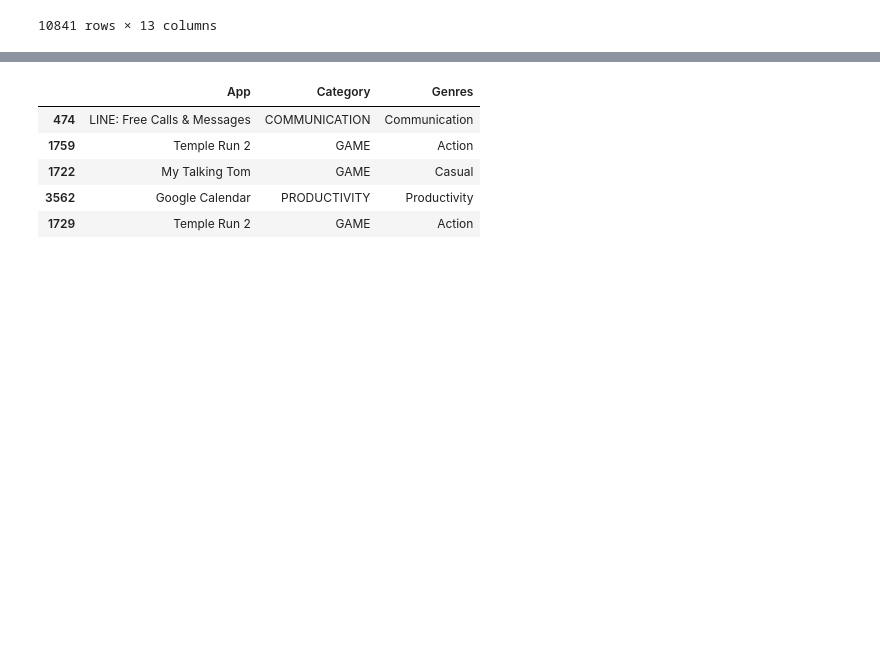
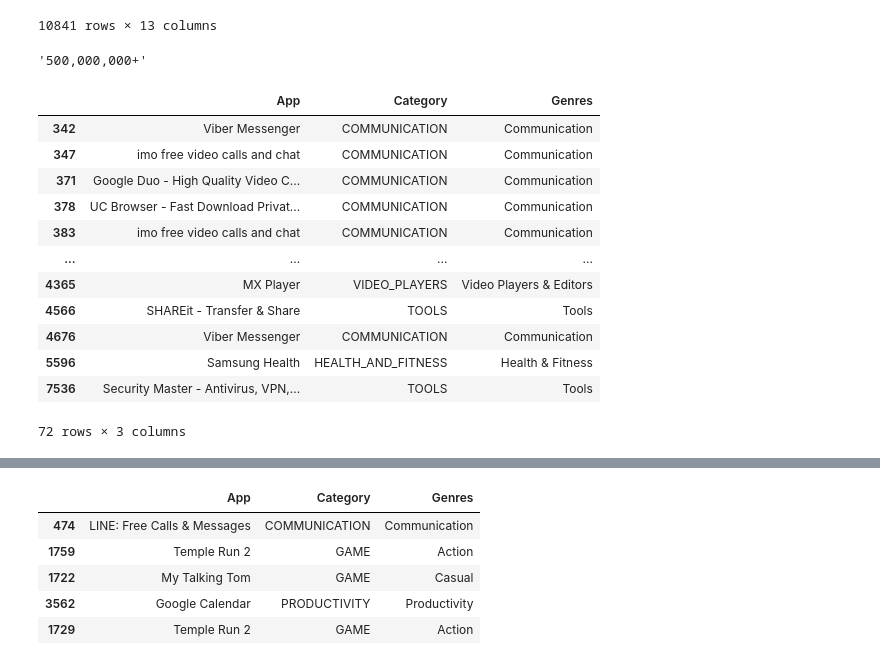
Before and after one commit to Cecile-29/Cours_Python_pour_la_data_science, a Jupyter notebook: Les_bases_de_Pyhton_les_dataframes_Exercices.ipynb, the cells around one changed output, grey strips where cells are left out. Saved outputs shown, nothing was run; the diff lists cells and outputs as text; code cells hidden in the pictures; blank space fills up the shorter version.

```diff
--- a/Les_bases_de_Pyhton_les_dataframes_Exercices.ipynb
+++ b/Les_bases_de_Pyhton_les_dataframes_Exercices.ipynb
@@ -23,6 +23,37 @@ google_app
 
 # contenir dans une nouvelle variable le sous-ensemble du taableau avec les NaN supprimés
 google_app_sans_NaN = google_app.dropna()
+# %%
+## corection instructrice
+
+max_install= google_app_sans_NaN["Installs"].max()
+max_install
+# %% [output]
+'500,000,000+'
+# %%
+pd.set_option('display.max_rows', 13)
+# %%
+
+max_install= google_app_sans_NaN["Installs"].max()
+max_install
+# %%
+## correction corrige condition
+
+google_app_sans_NaN.loc[google_app_sans_NaN["Installs"] == max_install, ["App", "Category", "Genres"]]
+# %% [output]
+|  | App | Category | Genres |
+| 342 | Viber Messenger | COMMUNICATION | Communication |
+| 347 | imo free video calls and chat | COMMUNICATION | Communication |
+| 371 | Google Duo - High Quality Video C... | COMMUNICATION | Communication |
+| 378 | UC Browser - Fast Download Privat... | COMMUNICATION | Communication |
+| 383 | imo free video calls and chat | COMMUNICATION | Communication |
+| ... | ... | ... | ... |
+| 4365 | MX Player | VIDEO_PLAYERS | Video Players & Editors |
+| 4566 | SHAREit - Transfer & Share | TOOLS | Tools |
+| 4676 | Viber Messenger | COMMUNICATION | Communication |
+| 5596 | Samsung Health | HEALTH_AND_FITNESS | Health & Fitness |
+| 7536 | Security Master - Antivirus, VPN,... | TOOLS | Tools |
+72 rows × 3 columns
 # %%
 google_app_sans_NaN.sort_values(by="Installs", ascending=False).head()
 # %% [output]
```
Also changed, not shown: parts of 2 cells of this notebook, 1 other file.
